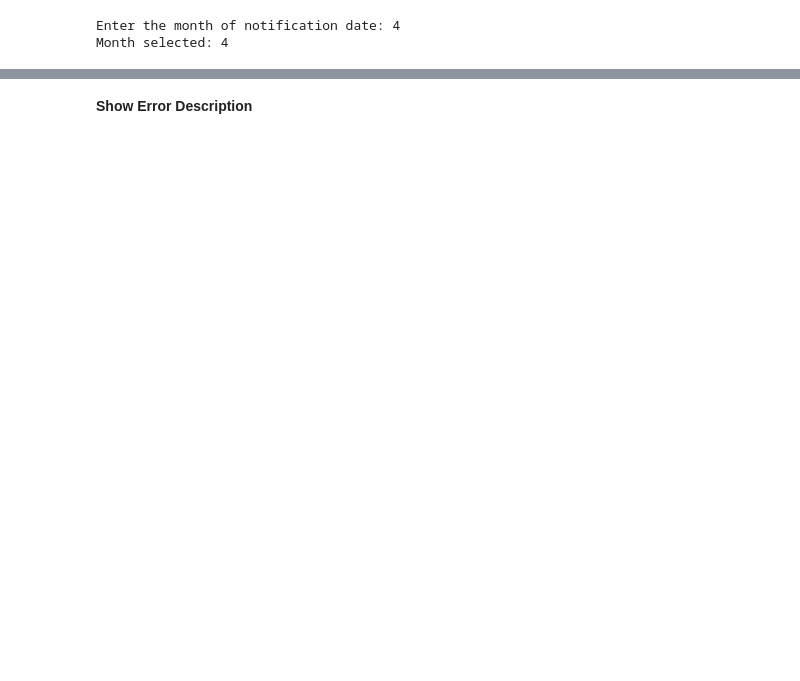
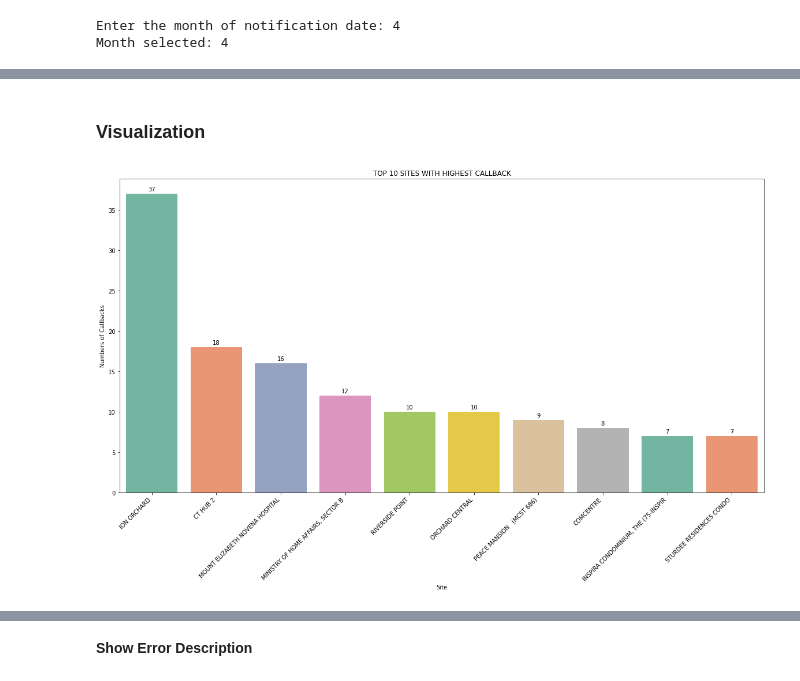
Before and after one commit to melvinps/Data-Analysis-Schindler-Lift-Singapore, a Jupyter notebook: Callback_Analysis.ipynb, the cells around one changed output, grey strips where cells are left out. Cells and saved outputs as stored; diff of their text form; code cells hidden in the pictures; blank space fills up the shorter version.

```diff
--- a/Callback_Analysis.ipynb
+++ b/Callback_Analysis.ipynb
@@ -42,3 +39,12 @@ print('Month selected: ' + m)
 # %% [output]
 Enter the month of notification date: 4
 Month selected: 4
+# %%
+pass_month = []
+
+count = int(m)
+while count > 1:
+  pass_month.append(str(count))
+  count = count - 1
+
+pass_month
@@ -46,3 +54,5 @@ Month selected: 4
 df_route_sick = df.loc[(df['Location'] == route) & (df['Notification date'].dt.month == int(m))]
 df_route = df.loc[(df['Location'] == route)]
 df_route_date = df_route.loc[df_route['Notification date'].dt.month == int(m)]
+df_route_pass_month = df_route.loc[(df_route['Notification date'].dt.month).isin(pass_month)]
+df_route_pass_month
@@ -48,0 +75,6 @@ df_route_date = df_route.loc[df_route['Notification date'].dt.month == int(m)]
+# %%
+top = df_route_pass_month.drop(['Notification date','Location','Long Text Description','Description of technical object'], axis=1)
+top.rename({'Description': 'Numbers of Callbacks'}, axis=1, inplace=True)
+top.groupby(['Name']).count().sort_values(by=['Numbers of Callbacks'], ascending= False)[0:10]
+top_10 = top.groupby(['Name']).count().sort_values(by=['Numbers of Callbacks'], ascending= False)[0:10].reset_index()
+top_10
@@ -48,0 +93,19 @@ df_route_date = df_route.loc[df_route['Notification date'].dt.month == int(m)]
+# %% [markdown]
+### **Visualization**
+# %%
+# g = sns.catplot(x="Name", y='Numbers of Callbacks',data=top_10, kind="bar", aspect=1.5)
+# plt.xticks(rotation=45, ha='right')
+fig, ax = plt.subplots(figsize=(20,10))
+g =sns.barplot(x='Name',y='Numbers of Callbacks',data=top_10,ax=ax, palette='Set2')
+plt.xticks(rotation=45, ha='right')
+g.set_xlabel('Site')
+g.set_title('TOP 10 SITES WITH HIGHEST CALLBACK')
+
+for p in g.patches:
+    g.annotate('{:.0f}'.format(p.get_height(), '.1f'),
+                   (p.get_x() + p.get_width() / 2., p.get_height()),
+                    ha = 'center', va = 'center',
+                   xytext = (0, 8),
+                   textcoords = 'offset points')
+# %% [output]
+[figure, added]
```
Also changed, not shown: parts of 15 cells of this notebook.
